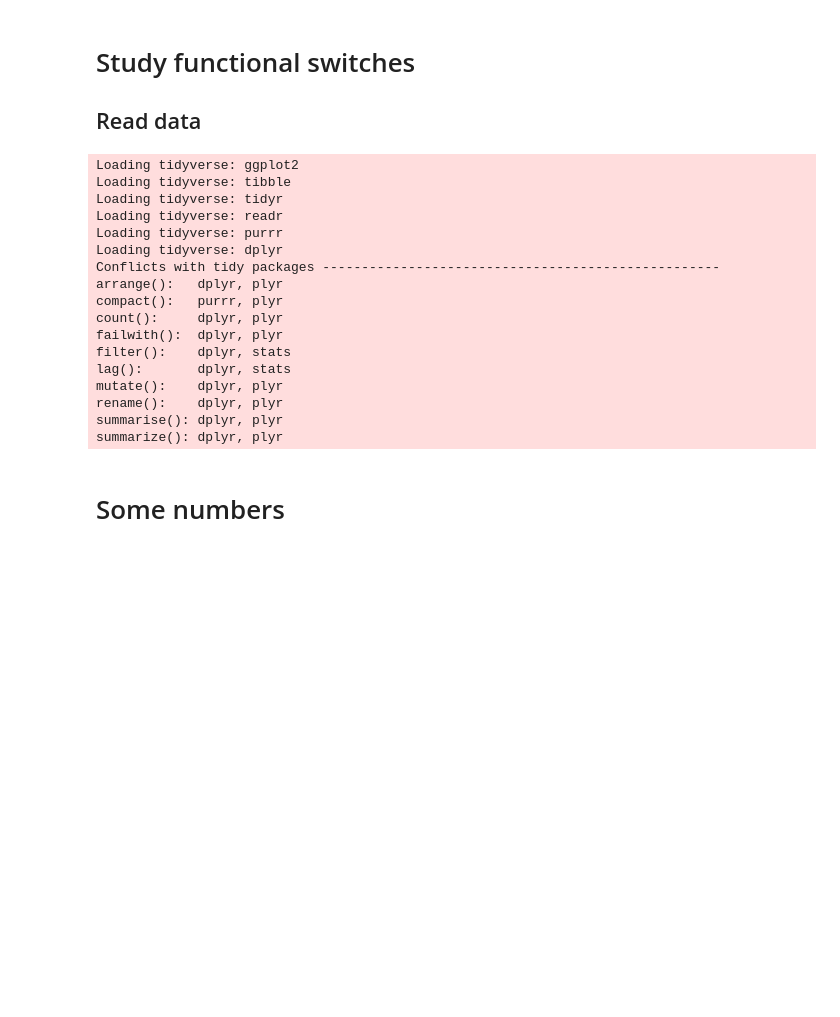
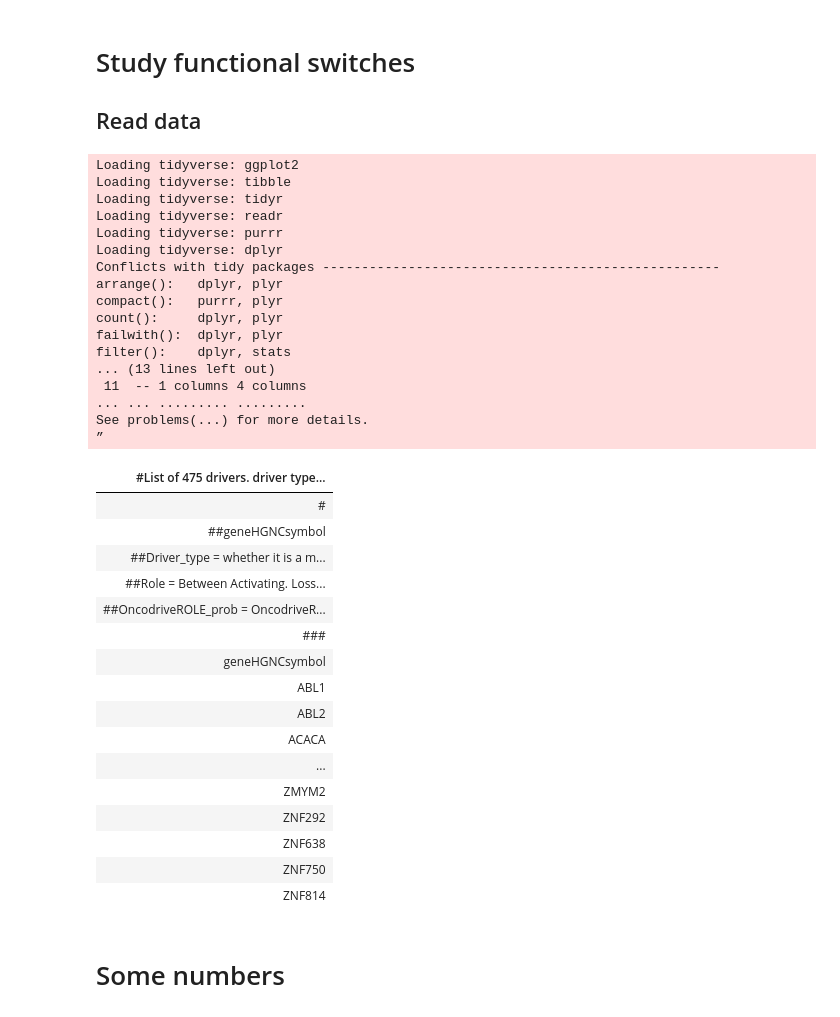
Before and after one commit to hclimente/smartas, a Jupyter notebook: switches/functionals.ipynb, the cells around one changed output. Cells and saved outputs as stored; diff of their text form; code cells hidden in the pictures; blank space fills up the shorter version.

```diff
--- a/switches/functionals.ipynb
+++ b/switches/functionals.ipynb
@@ -62,35 +62,55 @@ lengths.observed <- read_tsv("../data/switches/isoform_length.tsv") %>%
     # filter out unwanted switches
     merge(switches.split)
 
 lengths <- list("Random switches" = lengths.random, "Observed" = lengths.observed)
 
 # read eporta driver/driver interactor info
 driver_info <- read_tsv("../data/num_patients_with_each_switch.txt") %>%
     set_colnames(c("Tumor","Switch","Symbol","Group","NumPatients"))  %>%
     separate(Switch,c("Normal_transcript","Tumor_transcript"),"-") %>%
     mutate(Group=revalue(Group,c("Interaction between drivers"="Driver",
                                  'Interaction with driver'="Driver interactor",
                                  'No driver'="Other"))) %>%
     merge(switches.split) %>%
     group_by(GeneId,Symbol,Normal_transcript,Tumor_transcript,Group) %>%
     summarise(Tumors=paste(Tumor,collapse = ",")) %>%
     ungroup %>%
     select(GeneId,Symbol,Normal_transcript,Tumor_transcript,Group,Tumors)
+
+# read driver role
+read_tsv("../data/intogen_cancer_drivers-2014.12b/Drivers_type_role.tsv")
 # %% [output]
 Loading tidyverse: ggplot2
 Loading tidyverse: tibble
 Loading tidyverse: tidyr
 Loading tidyverse: readr
 Loading tidyverse: purrr
 Loading tidyverse: dplyr
 Conflicts with tidy packages ---------------------------------------------------
 arrange():   dplyr, plyr
 compact():   purrr, plyr
 count():     dplyr, plyr
 failwith():  dplyr, plyr
 filter():    dplyr, stats
-lag():       dplyr, stats
-mutate():    dplyr, plyr
-rename():    dplyr, plyr
-summarise(): dplyr, plyr
-summarize(): dplyr, plyr
+... (13 lines left out)
+ 11  -- 1 columns 4 columns
+... ... ......... .........
+See problems(...) for more details.
+”
+| #List of 475 drivers. driver type... |
+| # |
+| ##geneHGNCsymbol |
+| ##Driver_type = whether it is a m... |
+| ##Role = Between Activating. Loss... |
+| ##OncodriveROLE_prob = OncodriveR... |
+| ### |
+| geneHGNCsymbol |
+| ABL1 |
+| ABL2 |
+| ACACA |
+| ... |
+| ZMYM2 |
+| ZNF292 |
+| ZNF638 |
+| ZNF750 |
+| ZNF814 |
```
Also changed, not shown: parts of 11 cells of this notebook.
